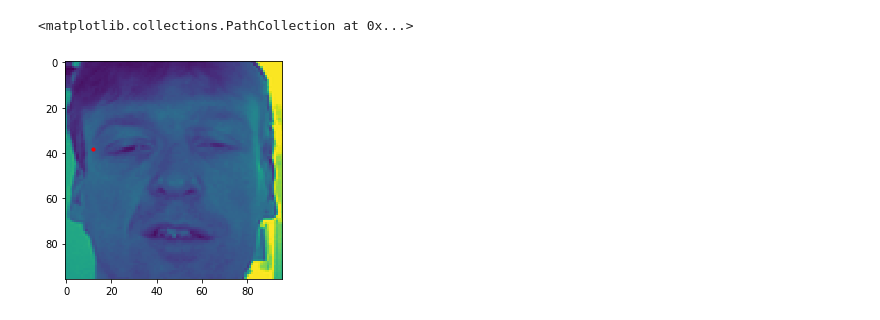
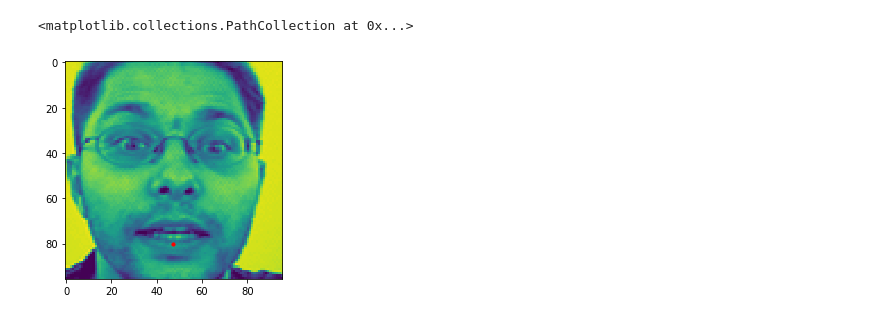
Before and after one commit to rockgu/detection_face, a Jupyter notebook: Untitled2.ipynb, the cells around one changed output. Drawn from its saved outputs; the diff is of its cells as text; code cells hidden in the pictures.

```diff
--- a/Untitled2.ipynb
+++ b/Untitled2.ipynb
@@ -212,0 +205,13 @@ prediction.head()
+# %%
+
+Check = test_image[0].split()
+img_phase = np.array(Check)
+img_phase = np.reshape(img_phase,(96,96))
+img_phase = np.int64(img_phase)
+
+
+plt.imshow(img_phase)
+plt.scatter(x=47, y=80, c='r', s=10)
+# %% [output]
+<matplotlib.collections.PathCollection at 0x...>
+[figure, added]
@@ -213,15 +221,2 @@ prediction.head()
 # %%
 prediction.to_csv(position)
-# %%
-
-Check = test_image[4].split()
-img_phase = np.array(Check)
-img_phase = np.reshape(img_phase,(96,96))
-img_phase = np.int64(img_phase)
-
-
-plt.imshow(img_phase)
-plt.scatter(x=12, y=38, c='r', s=10)
-# %% [output]
-<matplotlib.collections.PathCollection at 0x...>
-[figure, removed]
```
Also changed, not shown: parts of 10 cells of this notebook, 6 other files.
